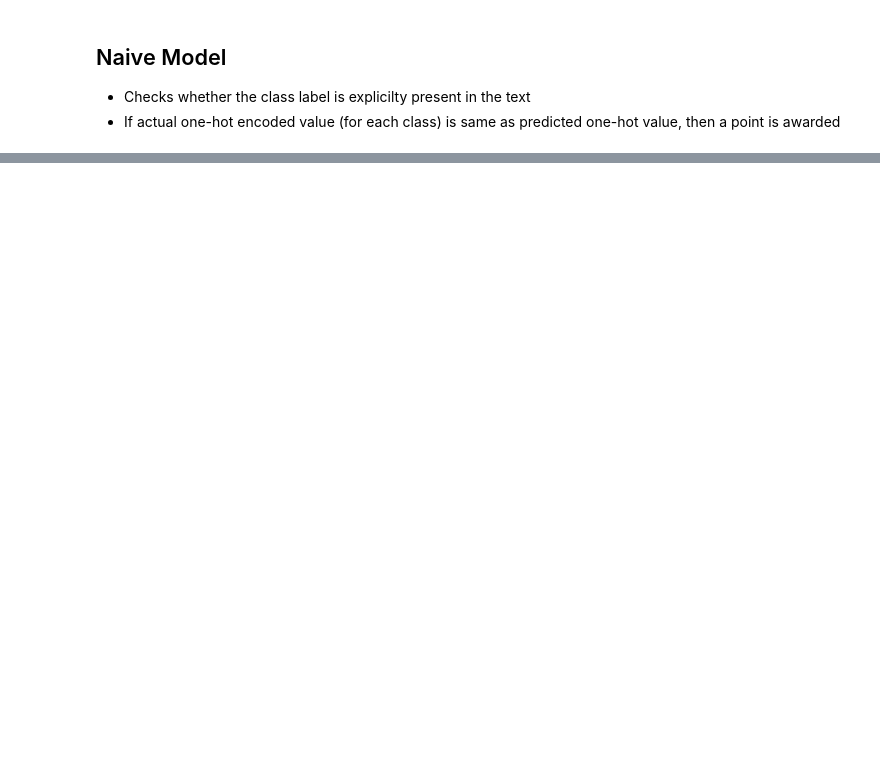
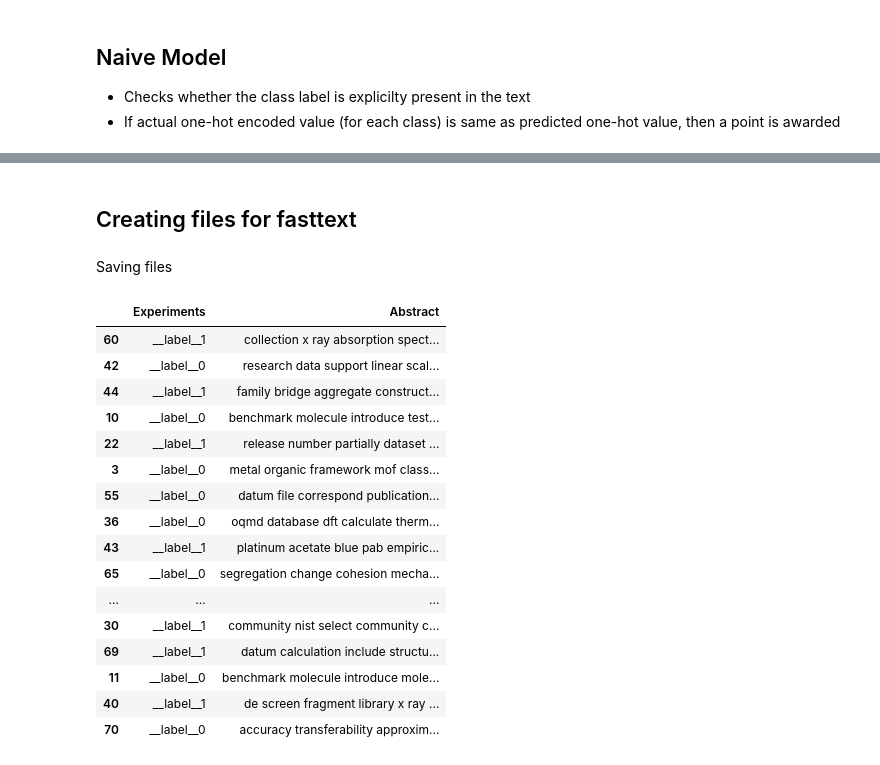
Before and after one commit to aswathyajith/Practicum-MDF, a Jupyter notebook: notebooks/MDF Dataset Classification.ipynb, the cells around one changed output, grey strips where cells are left out. Saved outputs shown, nothing was run; the diff lists cells and outputs as text; code cells hidden in the pictures; blank space fills up the shorter version.

```diff
--- a/notebooks/MDF Dataset Classification.ipynb
+++ b/notebooks/MDF Dataset Classification.ipynb
@@ -121,0 +185,3 @@ accuracy(df)
+# %%
+#Combining stopwords from nltk and spaCy
+stopWordsUnion = list(set().union(stopwords.words('english'), nlp.Defaults.stop_words))
@@ -121,0 +244,4 @@ accuracy(df)
+# %%
+preprocessed_astracts = []
+for abstract in abstract_space:
+    preprocessed_astracts.append(' '.join(abstract))
@@ -121,0 +256,14 @@ accuracy(df)
+# %% [markdown]
+## Creating files for fasttext
+# %%
+prepped_df = df.loc[:, ['Abstract', 'Experiments', 'Simulations', 'Informatics']]
+prepped_df.loc[:, 'Abstract'] = preprocessed_astracts
+
+prepped_df.loc[prepped_df.loc[:,'Experiments'] == 1, 'Experiments'] = '__label__1'
+prepped_df.loc[prepped_df.loc[:,'Experiments'] == 0, 'Experiments'] = '__label__0'
+
+prepped_df.loc[prepped_df.loc[:,'Simulations'] == 1, 'Simulations'] = '__label__1'
+prepped_df.loc[prepped_df.loc[:,'Simulations'] == 0, 'Simulations'] = '__label__0'
+
+prepped_df.loc[prepped_df.loc[:,'Informatics'] == 1, 'Informatics'] = '__label__1'
+prepped_df.loc[prepped_df.loc[:,'Informatics'] == 0, 'Informatics'] = '__label__0'
@@ -121,0 +281,2 @@ accuracy(df)
+# %% [markdown]
+Saving files
@@ -121,0 +292,20 @@ accuracy(df)
+# %%
+exp_train
+# %% [output]
+|  | Experiments | Abstract |
+| 60 | __label__1 | collection x ray absorption spect... |
+| 42 | __label__0 | research data support linear scal... |
+| 44 | __label__1 | family bridge aggregate construct... |
+| 10 | __label__0 | benchmark molecule introduce test... |
+| 22 | __label__1 | release number partially dataset ... |
+| 3 | __label__0 | metal organic framework mof class... |
+| 55 | __label__0 | datum file correspond publication... |
+| 36 | __label__0 | oqmd database dft calculate therm... |
+| 43 | __label__1 | platinum acetate blue pab empiric... |
+| 65 | __label__0 | segregation change cohesion mecha... |
+| ... | ... | ... |
+| 30 | __label__1 | community nist select community c... |
+| 69 | __label__1 | datum calculation include structu... |
+| 11 | __label__0 | benchmark molecule introduce mole... |
+| 40 | __label__1 | de screen fragment library x ray ... |
+| 70 | __label__0 | accuracy transferability approxim... |
```
Also changed, not shown: parts of 37 cells of this notebook, 57 other files.
